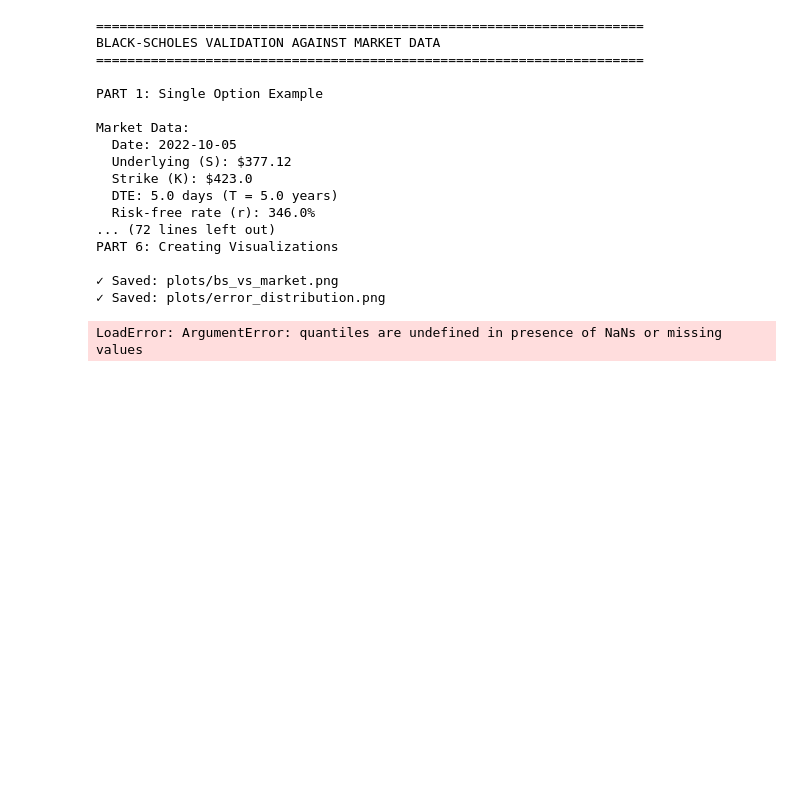
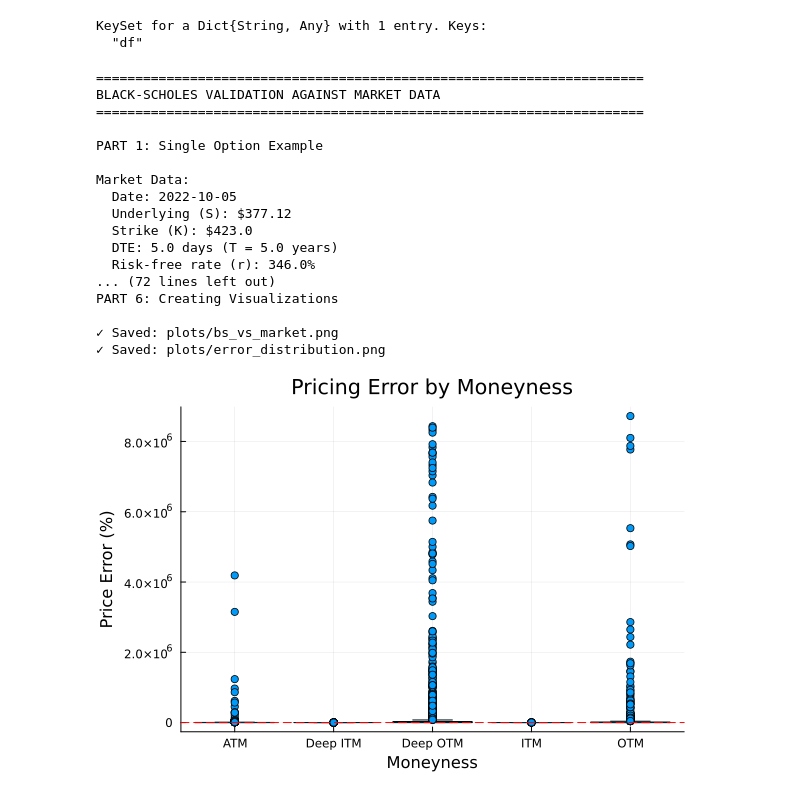
Before and after one commit to DakshPate1/Options-pricing-project-final-implementation, a Jupyter notebook: notebooks/01_bs_validation.ipynb, the cells around one changed output. Saved outputs shown, nothing was run; the diff lists cells and outputs as text; code cells hidden in the pictures; blank space fills up the shorter version.

```diff
--- a/notebooks/01_bs_validation.ipynb
+++ b/notebooks/01_bs_validation.ipynb
@@ -1,8 +1,14 @@
+# %%
+using JLD2, DataFrames
+keys(load("../data/spy_ready_for_bs.jld2"))
+# %% [output]
+KeySet for a Dict{String, Any} with 1 entry. Keys:
+  "df"
 # %%
-# Black-Scholes Validation Notebook
-# Person 1: Comprehensive validation against market data
+
 
 using JLD2, DataFrames, Statistics, Plots, StatsPlots
+using CategoricalArrays
 
 # Load implementations
 include("../src/black_scholes/pricing.jl")
@@ -245,38 +251,42 @@ p2 = histogram(df_sample.PRICE_ERROR_PCT,
 vline!(p2, [0], color=:red, linestyle=:dash, linewidth=2)
 
 savefig(p2, "../plots/error_distribution.png")
 println("✓ Saved: plots/error_distribution.png")
 
 # Plot 3: Error by Moneyness
-p3 = boxplot(string.(df_sample.MONEYNESS_BUCKET), df_sample.PRICE_ERROR_PCT,
+# Filter out NaN/Inf for plotting
+df_plot = filter(row ->
+    !isnan(row.PRICE_ERROR_PCT) &&
+    !isinf(row.PRICE_ERROR_PCT),
+    df_sample
+)
+
+p3 = boxplot(string.(df_plot.MONEYNESS_BUCKET), df_plot.PRICE_ERROR_PCT,
     xlabel="Moneyness",
     ylabel="Price Error (%)",
     title="Pricing Error by Moneyness",
     legend=false
 )
 hline!(p3, [0], color=:red, linestyle=:dash)
-
-savefig(p3, "../plots/error_by_moneyness.png")
-println("✓ Saved: plots/error_by_moneyness.png")
 # %% [output]
 ======================================================================
 BLACK-SCHOLES VALIDATION AGAINST MARKET DATA
 ======================================================================
 
 PART 1: Single Option Example
 
 Market Data:
   Date: 2022-10-05
   Underlying (S): $377.12
   Strike (K): $423.0
   DTE: 5.0 days (T = 5.0 years)
   Risk-free rate (r): 346.0%
 ... (72 lines left out)
 PART 6: Creating Visualizations
 
 ✓ Saved: plots/bs_vs_market.png
 ✓ Saved: plots/error_distribution.png
-LoadError: ArgumentError: quantiles are undefined in presence of NaNs or missing values
+[figure, added]
 # %%
 # Plot 4: Greeks Comparison
 p4 = scatter(df_sample.C_DELTA, df_sample.BS_DELTA,
```
Also changed, not shown: parts of 1 cell of this notebook, 3 other files.
